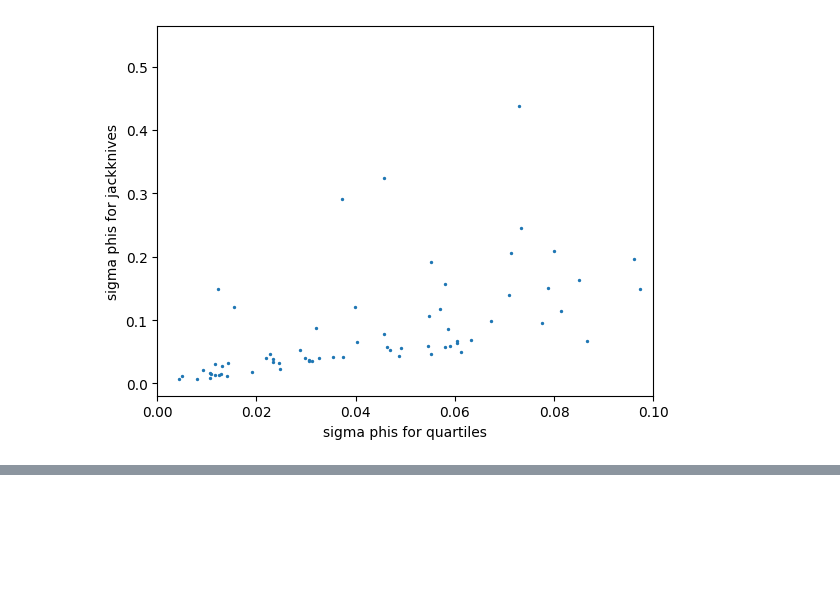
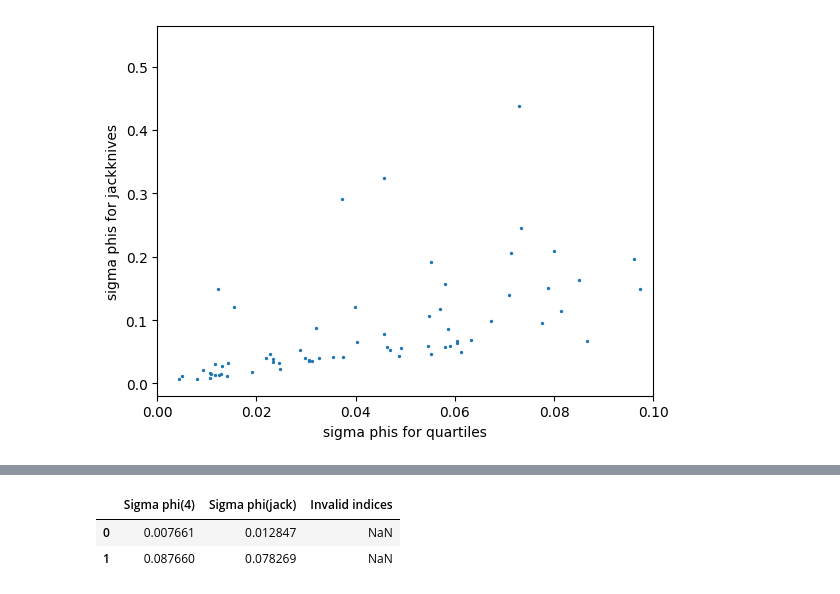
Before and after one commit to nanamiller/hogg_project, a Jupyter notebook: oscillator_catalog/sigmaphi_plotting.ipynb, the cells around one changed output, grey strips where cells are left out. Cells and saved outputs as stored; diff of their text form; code cells hidden in the pictures; blank space fills up the shorter version.

```diff
--- a/oscillator_catalog/sigmaphi_plotting.ipynb
+++ b/oscillator_catalog/sigmaphi_plotting.ipynb
@@ -87,0 +137,6 @@ for kic in hell0:
+# %%
+invalid_indices
+# %% [output]
+|  | Sigma phi(4) | Sigma phi(jack) | Invalid indices |
+| 0 | 0.007661 | 0.012847 | NaN |
+| 1 | 0.087660 | 0.078269 | NaN |
```
Also changed, not shown: parts of 5 cells of this notebook, 2 other files.
